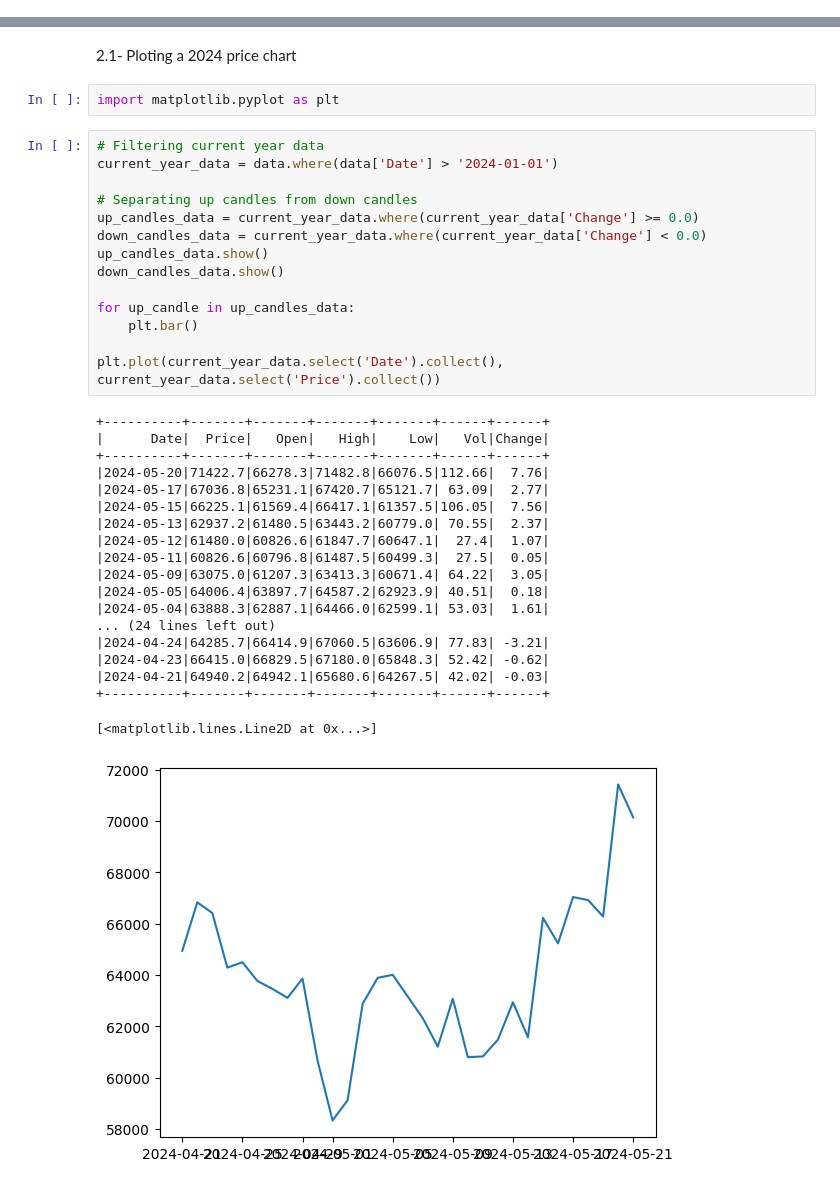
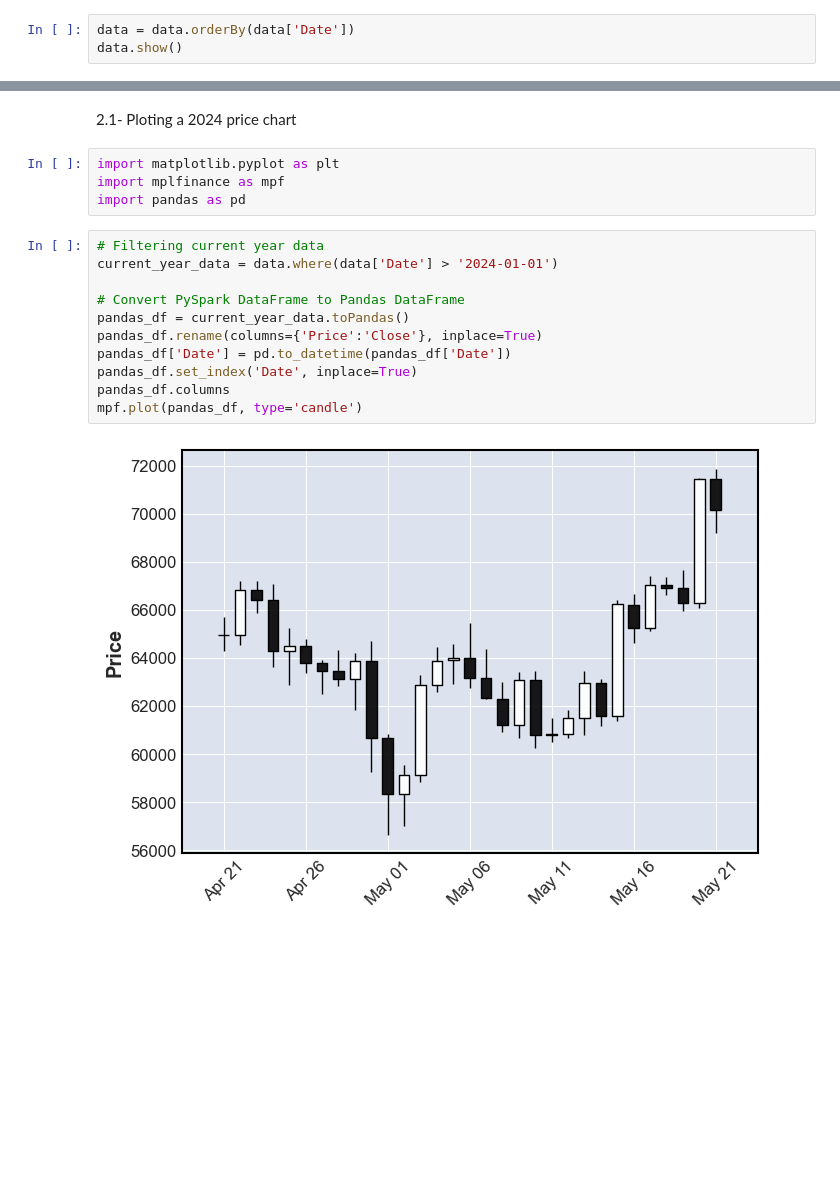
Before and after one commit to TulioNPL/DataScienceAnalysis, a Jupyter notebook: btc.ipynb, the cells around one changed output, grey strips where cells are left out. Saved outputs shown, nothing was run; the diff lists cells and outputs as text; blank space fills up the shorter version.

Commit message:
Printing candle chart example

```diff
--- a/btc.ipynb
+++ b/btc.ipynb
@@ -123,0 +98,3 @@ only showing top 20 rows
+# %%
+data = data.orderBy(data['Date'])
+data.show()
@@ -127,37 +122,18 @@ only showing top 20 rows
 2.1- Ploting a 2024 price chart
 # %%
 import matplotlib.pyplot as plt
+import mplfinance as mpf
+import pandas as pd
-# %%
-# Filtering current year data
-current_year_data = data.where(data['Date'] > '2024-01-01')
-
-# Separating up candles from down candles
-up_candles_data = current_year_data.where(current_year_data['Change'] >= 0.0)
-down_candles_data = current_year_data.where(current_year_data['Change'] < 0.0)
-up_candles_data.show()
-down_candles_data.show()
-
-for up_candle in up_candles_data:
-    plt.bar()
-
-plt.plot(current_year_data.select('Date').collect(), current_year_data.select('Price').collect())
-# %% [output]
-+----------+-------+-------+-------+-------+------+------+
-|      Date|  Price|   Open|   High|    Low|   Vol|Change|
-+----------+-------+-------+-------+-------+------+------+
-|2024-05-20|71422.7|66278.3|71482.8|66076.5|112.66|  7.76|
-|2024-05-17|67036.8|65231.1|67420.7|65121.7| 63.09|  2.77|
-|2024-05-15|66225.1|61569.4|66417.1|61357.5|106.05|  7.56|
-|2024-05-13|62937.2|61480.5|63443.2|60779.0| 70.55|  2.37|
-|2024-05-12|61480.0|60826.6|61847.7|60647.1|  27.4|  1.07|
-|2024-05-11|60826.6|60796.8|61487.5|60499.3|  27.5|  0.05|
-|2024-05-09|63075.0|61207.3|63413.3|60671.4| 64.22|  3.05|
-|2024-05-05|64006.4|63897.7|64587.2|62923.9| 40.51|  0.18|
-|2024-05-04|63888.3|62887.1|64466.0|62599.1| 53.03|  1.61|
-... (24 lines left out)
-|2024-04-24|64285.7|66414.9|67060.5|63606.9| 77.83| -3.21|
-|2024-04-23|66415.0|66829.5|67180.0|65848.3| 52.42| -0.62|
-|2024-04-21|64940.2|64942.1|65680.6|64267.5| 42.02| -0.03|
-+----------+-------+-------+-------+-------+------+------+
-[<matplotlib.lines.Line2D at 0x...>]
-[figure, removed]
+# %%
+# Filtering current year data
+current_year_data = data.where(data['Date'] > '2024-01-01')
+
+# Convert PySpark DataFrame to Pandas DataFrame
+pandas_df = current_year_data.toPandas()
+pandas_df.rename(columns={'Price':'Close'}, inplace=True)
+pandas_df['Date'] = pd.to_datetime(pandas_df['Date'])
+pandas_df.set_index('Date', inplace=True)
+pandas_df.columns
+mpf.plot(pandas_df, type='candle')
+# %% [output]
+[figure, added]
```
Also changed, not shown: parts of 3 cells of this notebook.
